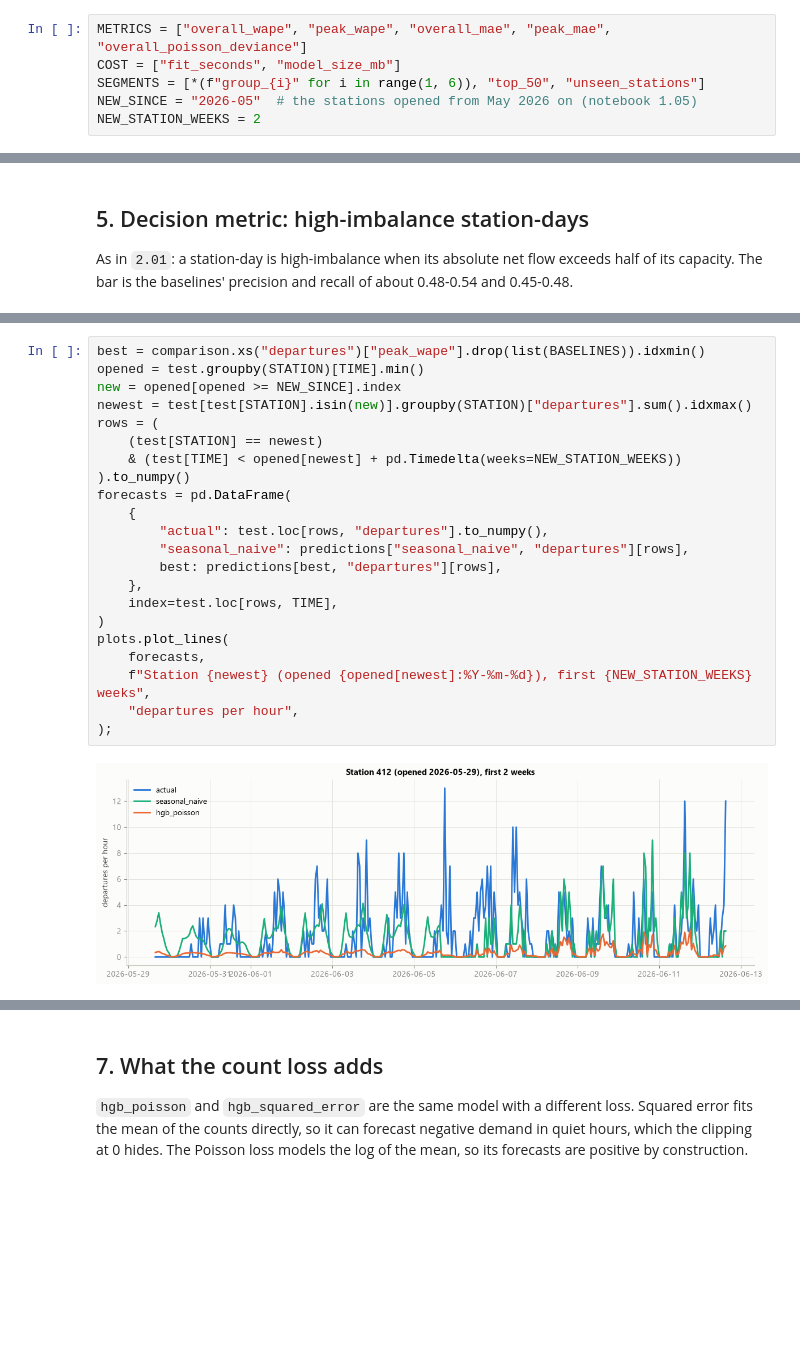
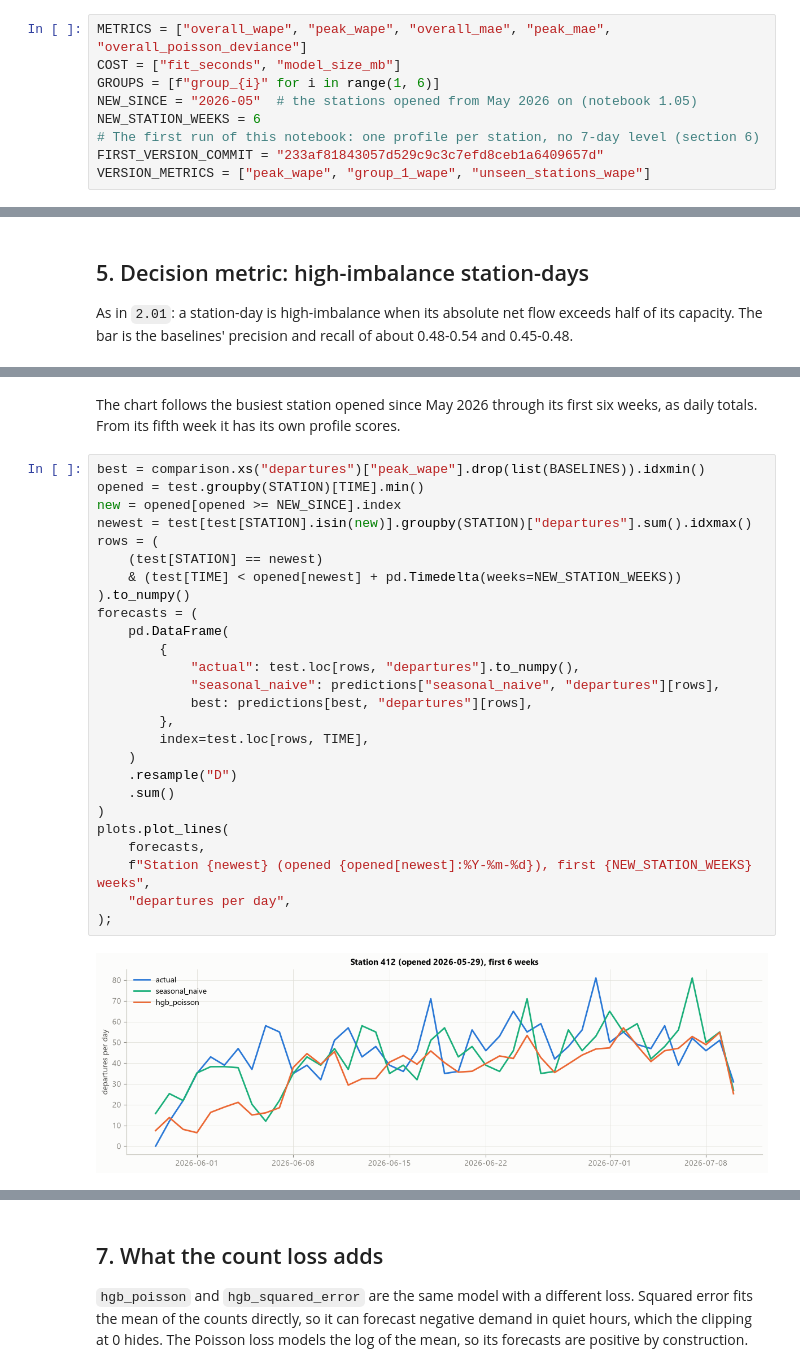
Before and after one commit to CarlosHeinze/MLOps_Team2, a Jupyter notebook: notebooks/2.02-team2-model-comparison.ipynb, the cells around one changed output, grey strips where cells are left out. Cells and saved outputs as stored; diff of their text form; blank space fills up the shorter version.

Commit message:
fix: improved the models and data to beat the baseline by changing to daily comparison

```diff
--- a/notebooks/2.02-team2-model-comparison.ipynb
+++ b/notebooks/2.02-team2-model-comparison.ipynb
@@ -64,9 +65,12 @@ The split is the one of `2.01`: training before `TEST_START` (2025-10), test to
 # %%
 METRICS = ["overall_wape", "peak_wape", "overall_mae", "peak_mae", "overall_poisson_deviance"]
 COST = ["fit_seconds", "model_size_mb"]
-SEGMENTS = [*(f"group_{i}" for i in range(1, 6)), "top_50", "unseen_stations"]
+GROUPS = [f"group_{i}" for i in range(1, 6)]
 NEW_SINCE = "2026-05"  # the stations opened from May 2026 on (notebook 1.05)
-NEW_STATION_WEEKS = 2
+NEW_STATION_WEEKS = 6
+# The first run of this notebook: one profile per station, no 7-day level (section 6)
+FIRST_VERSION_COMMIT = "233af81843057d529c9c3c7efd8ceb1a6409657d"
+VERSION_METRICS = ["peak_wape", "group_1_wape", "unseen_stations_wape"]
 # %% [markdown]
 ## 1. The candidates
 
@@ -392,24 +459,30 @@ pd.DataFrame(
+# %% [markdown]
+The chart follows the busiest station opened since May 2026 through its first six weeks, as daily totals. From its fifth week it has its own profile scores.
 # %%
 best = comparison.xs("departures")["peak_wape"].drop(list(BASELINES)).idxmin()
 opened = test.groupby(STATION)[TIME].min()
 new = opened[opened >= NEW_SINCE].index
 newest = test[test[STATION].isin(new)].groupby(STATION)["departures"].sum().idxmax()
 rows = (
     (test[STATION] == newest)
     & (test[TIME] < opened[newest] + pd.Timedelta(weeks=NEW_STATION_WEEKS))
 ).to_numpy()
-forecasts = pd.DataFrame(
-    {
-        "actual": test.loc[rows, "departures"].to_numpy(),
-        "seasonal_naive": predictions["seasonal_naive", "departures"][rows],
-        best: predictions[best, "departures"][rows],
-    },
-    index=test.loc[rows, TIME],
+forecasts = (
+    pd.DataFrame(
+        {
+            "actual": test.loc[rows, "departures"].to_numpy(),
+            "seasonal_naive": predictions["seasonal_naive", "departures"][rows],
+            best: predictions[best, "departures"][rows],
+        },
+        index=test.loc[rows, TIME],
+    )
+    .resample("D")
+    .sum()
 )
 plots.plot_lines(
     forecasts,
     f"Station {newest} (opened {opened[newest]:%Y-%m-%d}), first {NEW_STATION_WEEKS} weeks",
-    "departures per hour",
+    "departures per day",
 );
 # %% [output]
-[figure, old version]
+[figure, new version]
```
Also changed, not shown: parts of 28 cells of this notebook, 12 other files.
